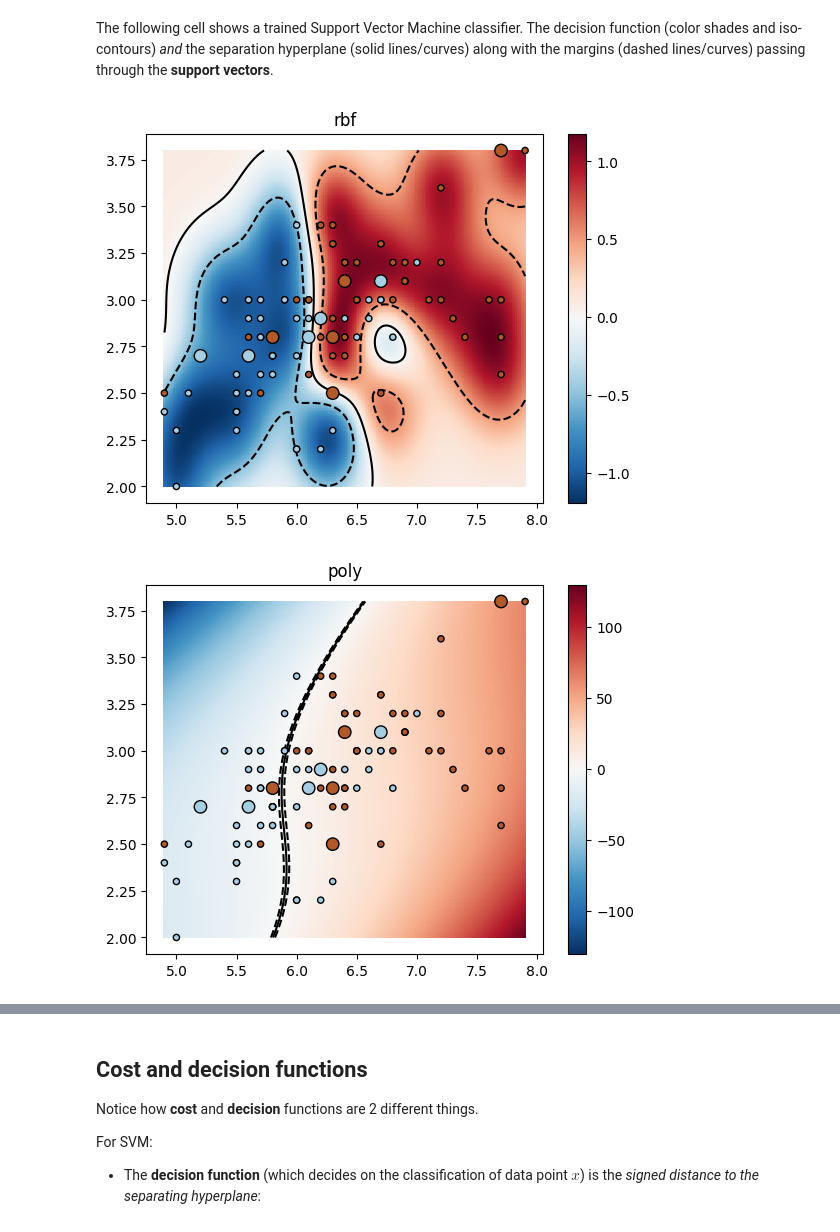
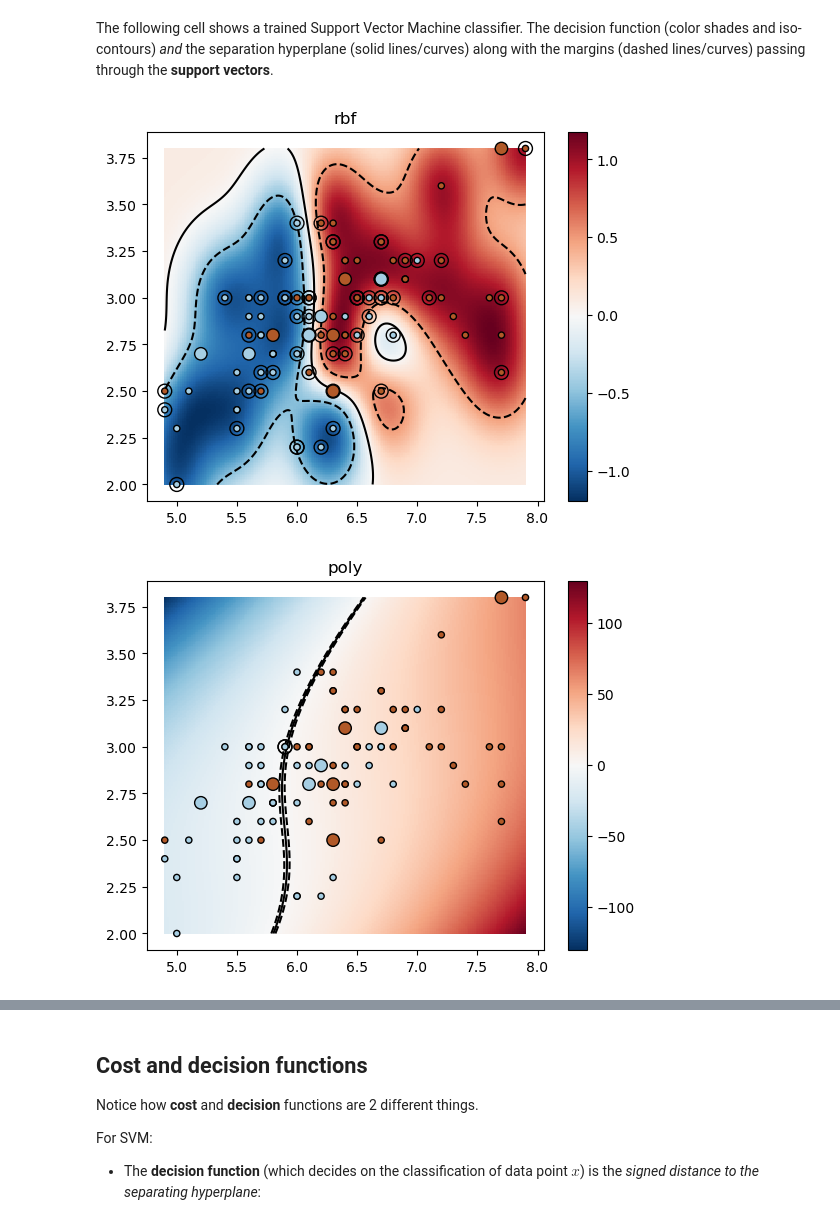
Before and after one commit to ArisKamaratos/HW00, a Jupyter notebook: L04_svm_and_cv.ipynb, the cells around one changed output, grey strips where cells are left out. Drawn from its saved outputs; the diff is of its cells as text; code cells hidden in the pictures.

```diff
--- a/L04_svm_and_cv.ipynb
+++ b/L04_svm_and_cv.ipynb
@@ -442,41 +442,41 @@ for kernel in ("rbf", "poly", "linear"):
     plt.scatter(
         X_test[:, 0], X_test[:, 1], c=y_test, cmap=plt.cm.Paired, s=80, facecolors="none", zorder=10, edgecolor="k"
     )
 
     plt.axis("tight")
     x_min = X[:, 0].min()
     x_max = X[:, 0].max()
     y_min = X[:, 1].min()
     y_max = X[:, 1].max()
 
     XX, YY = np.mgrid[x_min:x_max:200j, y_min:y_max:200j]
     Z = clf.decision_function(np.c_[XX.ravel(), YY.ravel()])
 
     # Put the result into a color plot
     Z = Z.reshape(XX.shape)
     series = plt.pcolormesh(XX, YY, Z , cmap=cm.get_cmap("RdBu_r"))
     plt.contour(
         XX,
         YY,
         Z,
         colors=["k", "k", "k"],
         linestyles=["--", "-", "--"],
         levels=[-0.5, 0, 0.5],
     )
 
-    # Plotting the support vectors for the linear case
-    # NOTE: Plotting these will look confusing because it is not a linearly
-    #       separable dataset!
-    #
-    #decision_function = clf.decision_function(X_train)
-    #support_vector_indices = np.where(np.abs(decision_function) <= 1 + 1e-15)[0]
-    #support_vectors = X_train[support_vector_indices]
-    #plt.scatter(support_vectors[:, 0], support_vectors[:, 1],
-    #            s=100, linewidth=1, facecolors="none", edgecolors="k")
+     #Plotting the support vectors for the linear case
+     #NOTE: Plotting these will look confusing because it is not a linearly
+       #    separable dataset!
+
+    decision_function = clf.decision_function(X_train)
+    support_vector_indices = np.where(np.abs(decision_function) <= 1 + 1e-15)[0]
+    support_vectors = X_train[support_vector_indices]
+    plt.scatter(support_vectors[:, 0], support_vectors[:, 1],
+                s=100, linewidth=1, facecolors="none", edgecolors="k")
 
     plt.colorbar(series)
     plt.title(kernel)
 plt.show()
 # %% [output]
-[figure, old version]
+[figure, new version]
-[figure, old version]
+[figure, new version]
```
Also changed, not shown: parts of 2 cells of this notebook.
